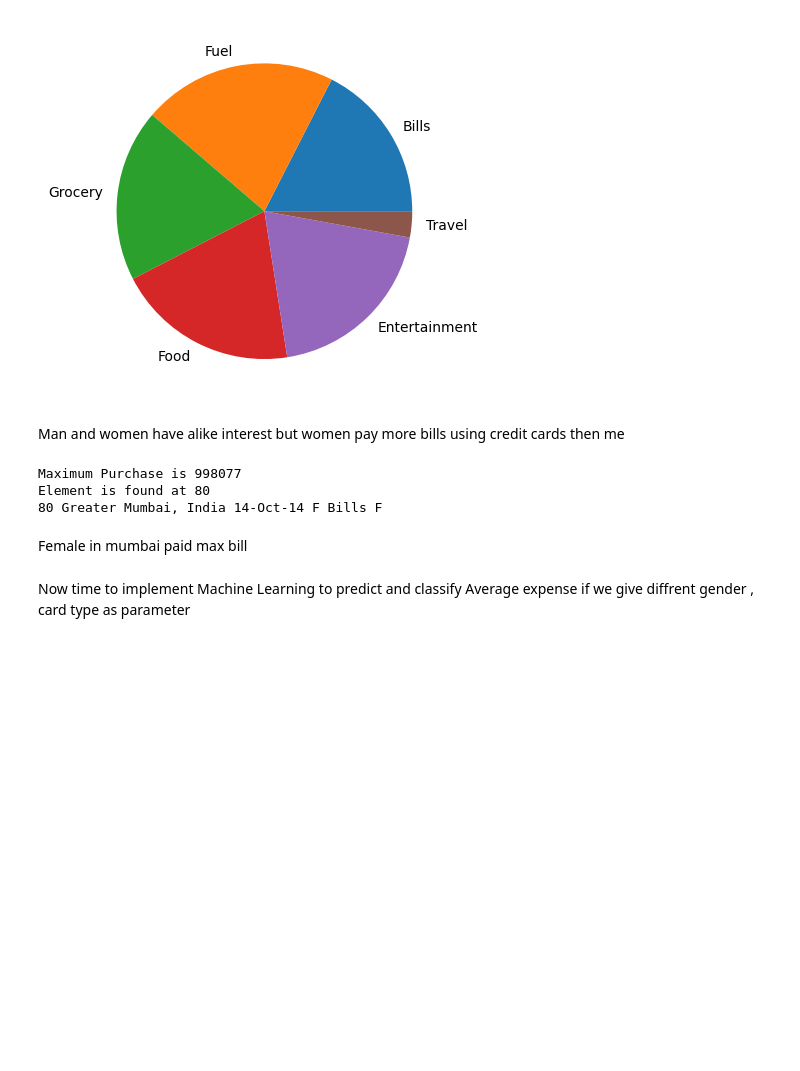
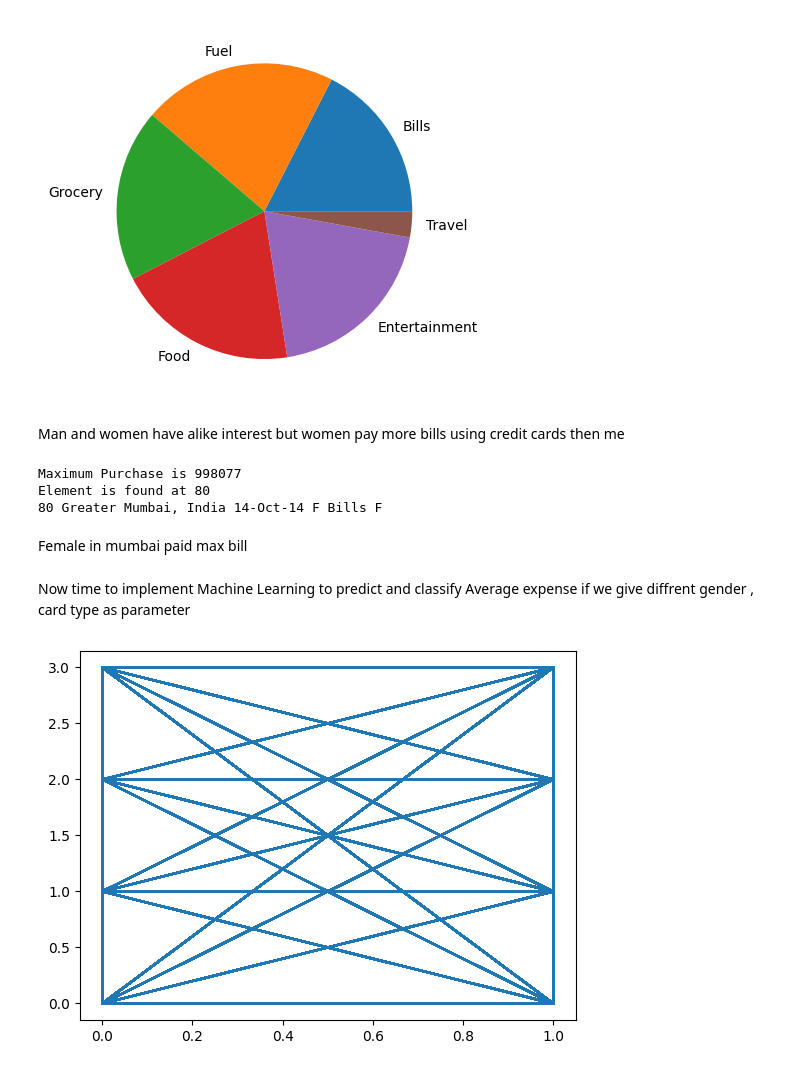
Before and after one commit to Dhruvch1244/Data-analysis-on-CreditCard-Spending-Habit-in-India, a Jupyter notebook: dataanalysis.ipynb, the cells around one changed output. Drawn from its saved outputs; the diff is of its cells as text; code cells hidden in the pictures; blank space fills up the shorter version.

```diff
--- a/dataanalysis.ipynb
+++ b/dataanalysis.ipynb
@@ -256,12 +256,29 @@ Female in mumbai paid max bill
 Now time to implement Machine Learning to predict and classify Average expense if we give diffrent gender , card type as parameter
 # %%
 a = num.zeros(data.index[-1])
+c = [0,0,0,0]
 for i in range(data.index[-1]):
     if(data.CardType[i] == "Silver"):
         a[i] = 0
+        c[0]+=1
     elif(data.CardType[i] == "Gold"):
         a[i] = 1
+        c[1]+=1
     elif(data.CardType[i] == "Signature"):
         a[i] = 2
+        c[2]+=2
     elif(data.CardType[i] == "Platinum"):
         a[i] = 3
+        c[3]+=2
+# %%
+b = num.zeros(data.index[-1])
+for i in range(data.index[-1]):
+    if(data.Gender[i] =='F'):
+        b[i] = 1
+    elif(data.Gender[i] == 'M'):
+        b[i] = 0
+# %%
+plt.plot(b, a)
+plt.show()
+# %% [output]
+[figure, added]
```
